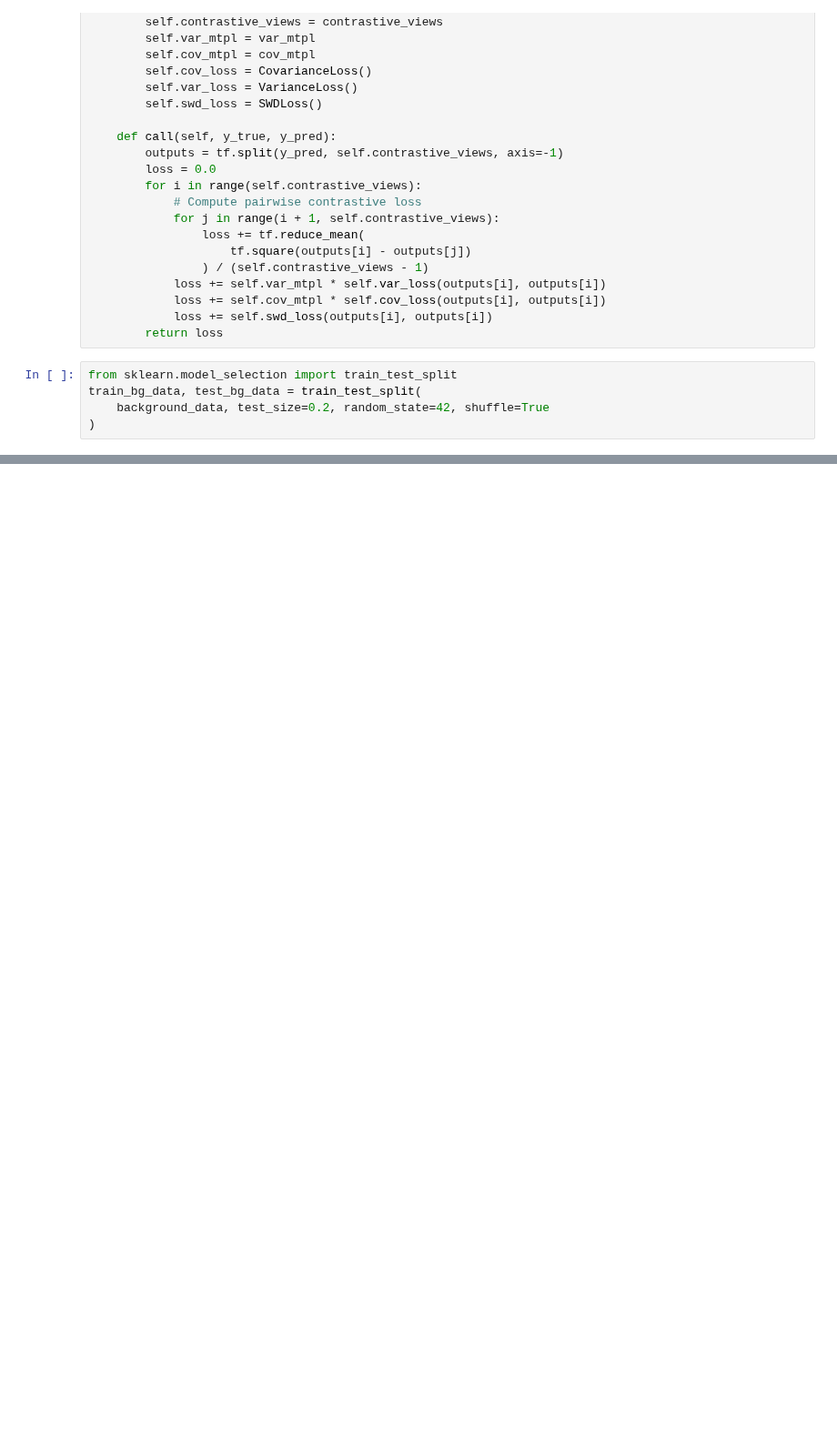
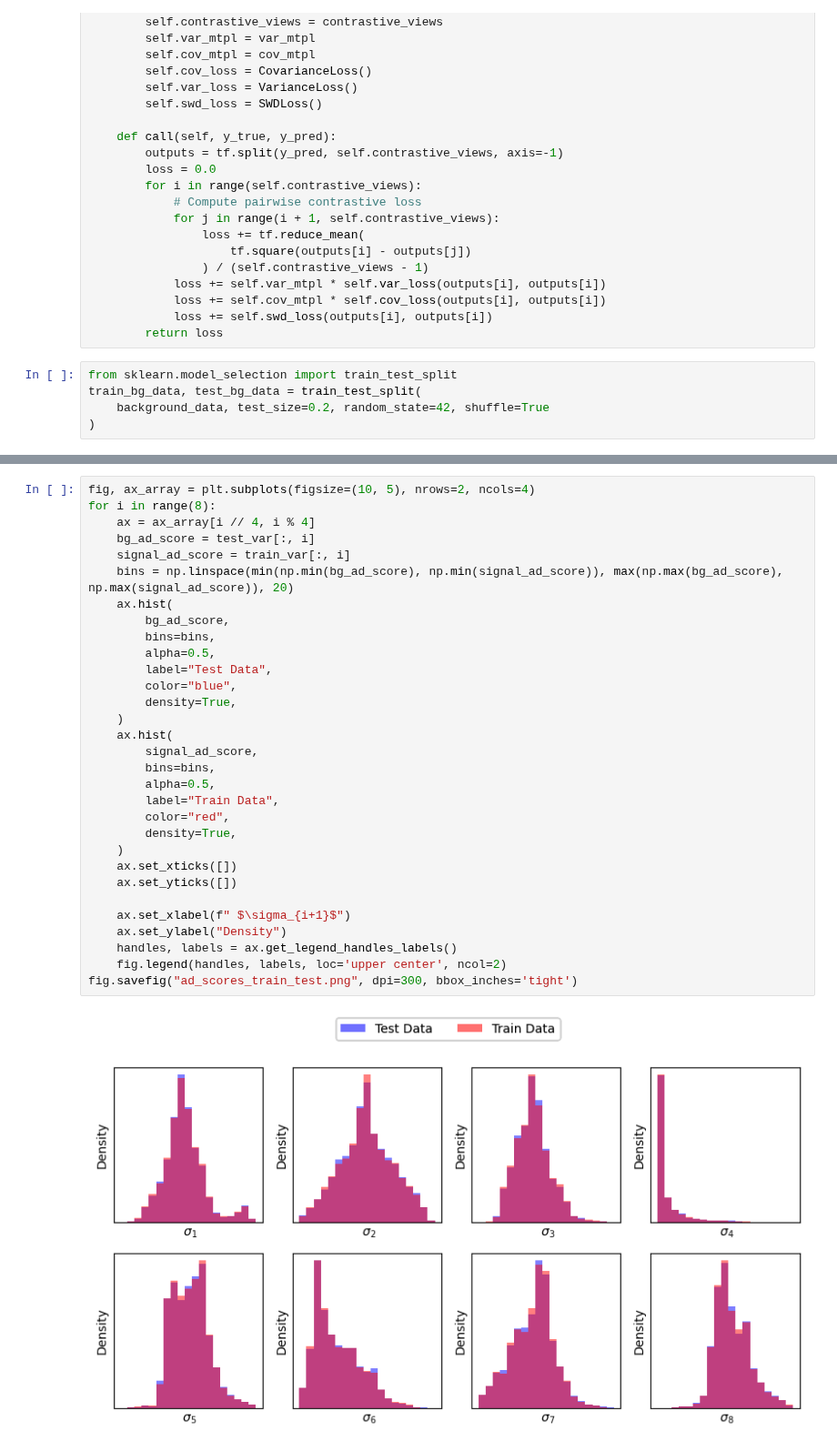
Before and after one commit to makoeppel/mu3e_gnn_trigger, a Jupyter notebook: pca_trigger.ipynb, the cells around one changed output, grey strips where cells are left out. Shown at 91% size. Cells and saved outputs as stored; diff of their text form; blank space fills up the shorter version.

```diff
--- a/pca_trigger.ipynb
+++ b/pca_trigger.ipynb
@@ -245,3 +384,36 @@ embedded_signal_data = embedding_model.predict(signal_data[:10000])
+# %%
+fig, ax_array = plt.subplots(figsize=(10, 5), nrows=2, ncols=4)
+for i in range(8):
+    ax = ax_array[i // 4, i % 4]
+    bg_ad_score = test_var[:, i]
+    signal_ad_score = train_var[:, i]
+    bins = np.linspace(min(np.min(bg_ad_score), np.min(signal_ad_score)), max(np.max(bg_ad_score), np.max(signal_ad_score)), 20)
+    ax.hist(
+        bg_ad_score,
+        bins=bins,
+        alpha=0.5,
+        label="Test Data",
+        color="blue",
+        density=True,
+    )
+    ax.hist(
+        signal_ad_score,
+        bins=bins,
+        alpha=0.5,
+        label="Train Data",
+        color="red",
+        density=True,
+    )
+    ax.set_xticks([])
+    ax.set_yticks([])
+
+    ax.set_xlabel(f" $\sigma_{i+1}$")
+    ax.set_ylabel("Density")
+    handles, labels = ax.get_legend_handles_labels()
+    fig.legend(handles, labels, loc='upper center', ncol=2)
+fig.savefig("ad_scores_train_test.png", dpi=300, bbox_inches='tight')
+# %% [output]
+[figure, added]
 # %%
 diff_bg_test = np.linalg.norm(
     embedded_bg_test_data - autoencoder.predict(embedded_bg_test_data), axis=1
```
Also changed, not shown: parts of 28 cells of this notebook, 9 other files.
